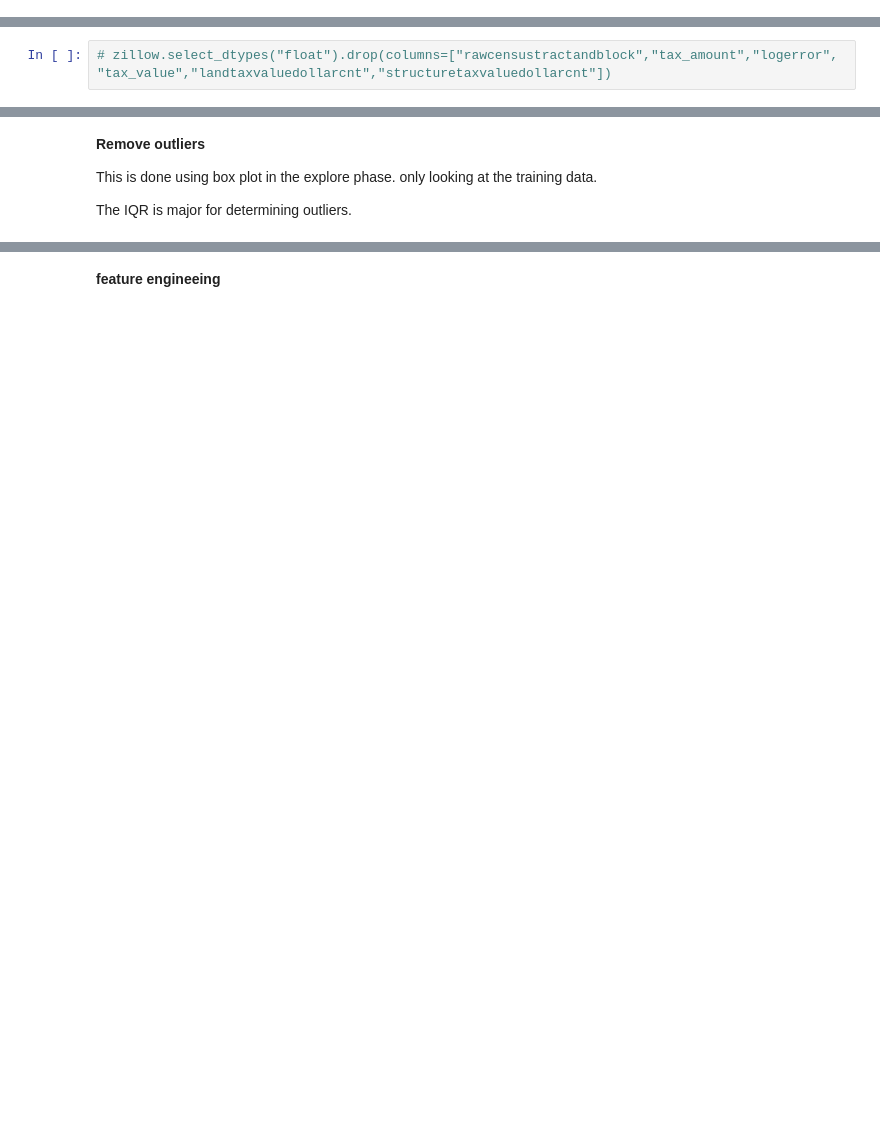
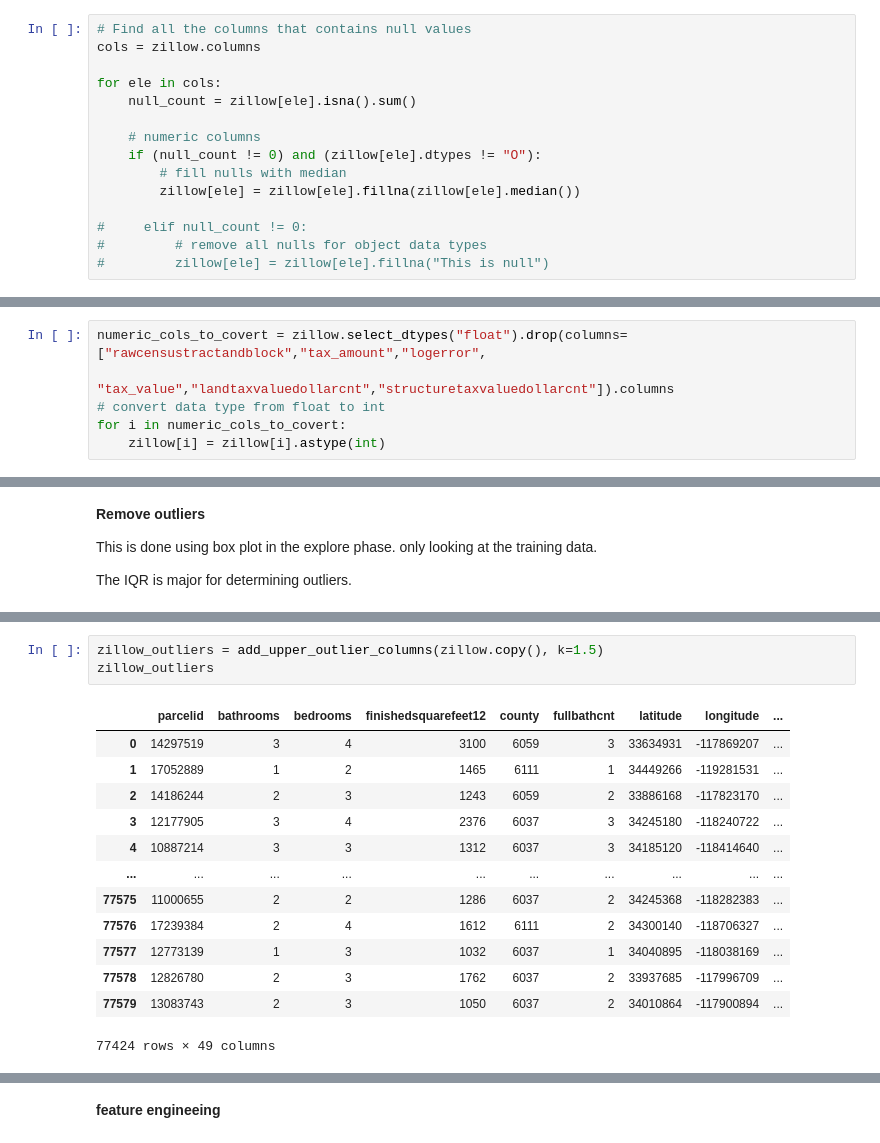
Before and after one commit to MigashaneVictoire/clustering-exercises, a Jupyter notebook: wrangle.ipynb, the cells around one changed output, grey strips where cells are left out. Cells and saved outputs as stored; diff of their text form; blank space fills up the shorter version.

```diff
--- a/wrangle.ipynb
+++ b/wrangle.ipynb
@@ -207,0 +231,15 @@ zillow = zillow.rename(columns={
+# %%
+# Find all the columns that contains null values
+cols = zillow.columns
+
+for ele in cols:
+    null_count = zillow[ele].isna().sum()
+
+    # numeric columns
+    if (null_count != 0) and (zillow[ele].dtypes != "O"):
+        # fill nulls with median
+        zillow[ele] = zillow[ele].fillna(zillow[ele].median())
+
+#     elif null_count != 0:
+#         # remove all nulls for object data types
+#         zillow[ele] = zillow[ele].fillna("This is null")
@@ -208,4 +249,8 @@ zillow = zillow.rename(columns={
 # %% [markdown]
 **convert data type**
 # %%
-# zillow.select_dtypes("float").drop(columns=["rawcensustractandblock","tax_amount","logerror", "tax_value","landtaxvaluedollarcnt","structuretaxvaluedollarcnt"])
+numeric_cols_to_covert = zillow.select_dtypes("float").drop(columns=["rawcensustractandblock","tax_amount","logerror",
+                                                           "tax_value","landtaxvaluedollarcnt","structuretaxvaluedollarcnt"]).columns
+# convert data type from float to int
+for i in numeric_cols_to_covert:
+    zillow[i] = zillow[i].astype(int)
@@ -267,3 +291,20 @@ zillow_outliers
+# %%
+zillow_outliers = add_upper_outlier_columns(zillow.copy(), k=1.5)
+zillow_outliers
+# %% [output]
+|  | parcelid | bathrooms | bedrooms | finishedsquarefeet12 | county | fullbathcnt | latitude | longitude | ... |
+| 0 | 14297519 | 3 | 4 | 3100 | 6059 | 3 | 33634931 | -117869207 | ... |
+| 1 | 17052889 | 1 | 2 | 1465 | 6111 | 1 | 34449266 | -119281531 | ... |
+| 2 | 14186244 | 2 | 3 | 1243 | 6059 | 2 | 33886168 | -117823170 | ... |
+| 3 | 12177905 | 3 | 4 | 2376 | 6037 | 3 | 34245180 | -118240722 | ... |
+| 4 | 10887214 | 3 | 3 | 1312 | 6037 | 3 | 34185120 | -118414640 | ... |
+| ... | ... | ... | ... | ... | ... | ... | ... | ... | ... |
+| 77575 | 11000655 | 2 | 2 | 1286 | 6037 | 2 | 34245368 | -118282383 | ... |
+| 77576 | 17239384 | 2 | 4 | 1612 | 6111 | 2 | 34300140 | -118706327 | ... |
+| 77577 | 12773139 | 1 | 3 | 1032 | 6037 | 1 | 34040895 | -118038169 | ... |
+| 77578 | 12826780 | 2 | 3 | 1762 | 6037 | 2 | 33937685 | -117996709 | ... |
+| 77579 | 13083743 | 2 | 3 | 1050 | 6037 | 2 | 34010864 | -117900894 | ... |
+77424 rows × 49 columns
 # %%
 # see what the outliers in our data look like:
 outlier_cols = [col for col in zillow_outliers if col.endswith('_outliers')]
```
Also changed, not shown: parts of 23 cells of this notebook.
